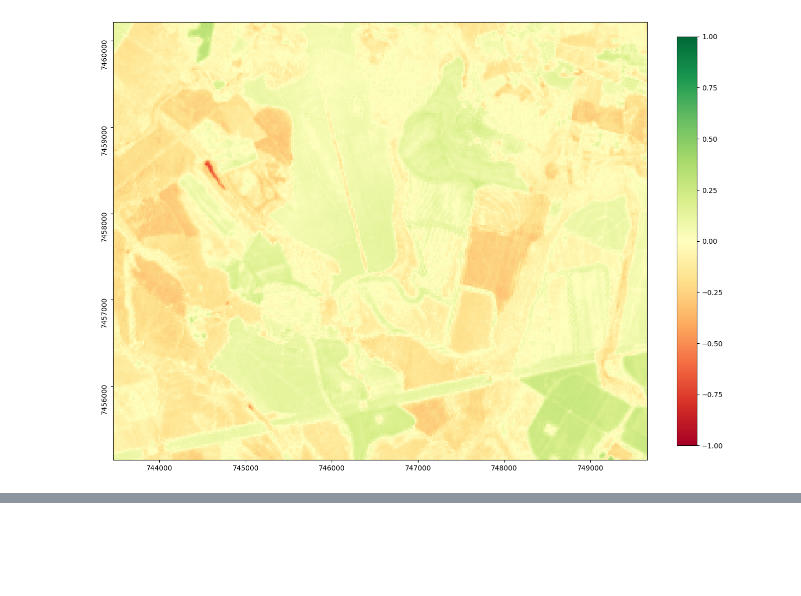
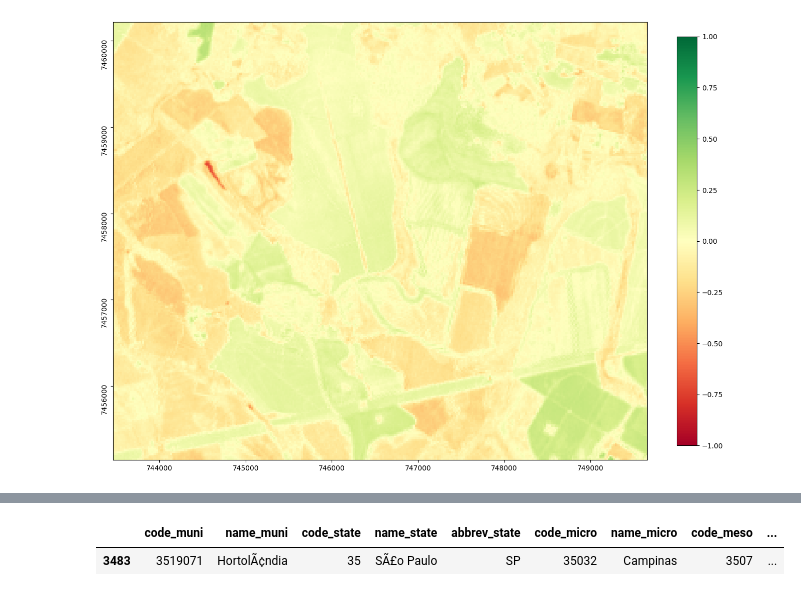
Before and after one commit to fernando-aramis-99/sandbox, a Jupyter notebook: Python/geoprocessing/Imersão/Aula 4/aula_4.ipynb, the cells around one changed output, grey strips where cells are left out. Cells and saved outputs as stored; diff of their text form; code cells hidden in the pictures; blank space fills up the shorter version.

```diff
--- a/Python/geoprocessing/Imersão/Aula 4/aula_4.ipynb
+++ b/Python/geoprocessing/Imersão/Aula 4/aula_4.ipynb
@@ -82,0 +99,5 @@ plt.show()
+# %%
+geobr.lookup_muni("Hortolândia") #para procurar um municipio pelo nome
+# %% [output]
+|  | code_muni | name_muni | code_state | name_state | abbrev_state | code_micro | name_micro | code_meso | ... |
+| 3483 | 3519071 | HortolÃ¢ndia | 35 | SÃ£o Paulo | SP | 35032 | Campinas | 3507 | ... |
```
Also changed, not shown: parts of 4 cells of this notebook.
